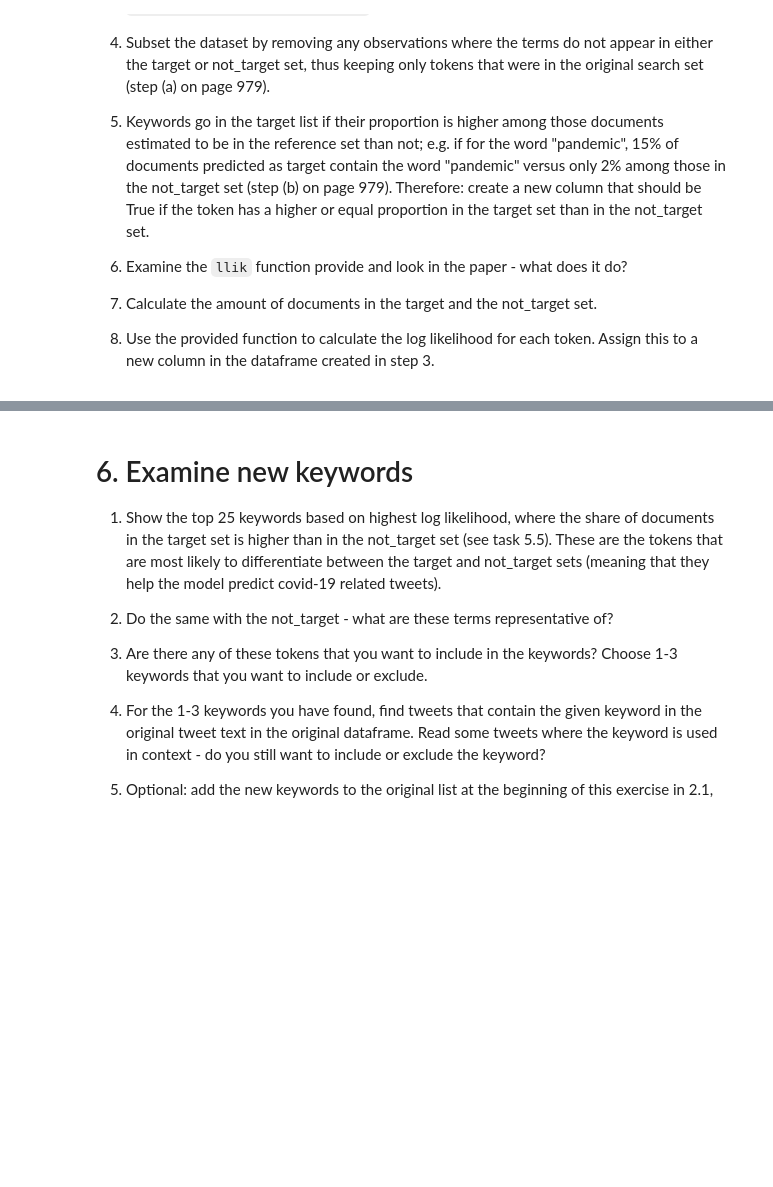
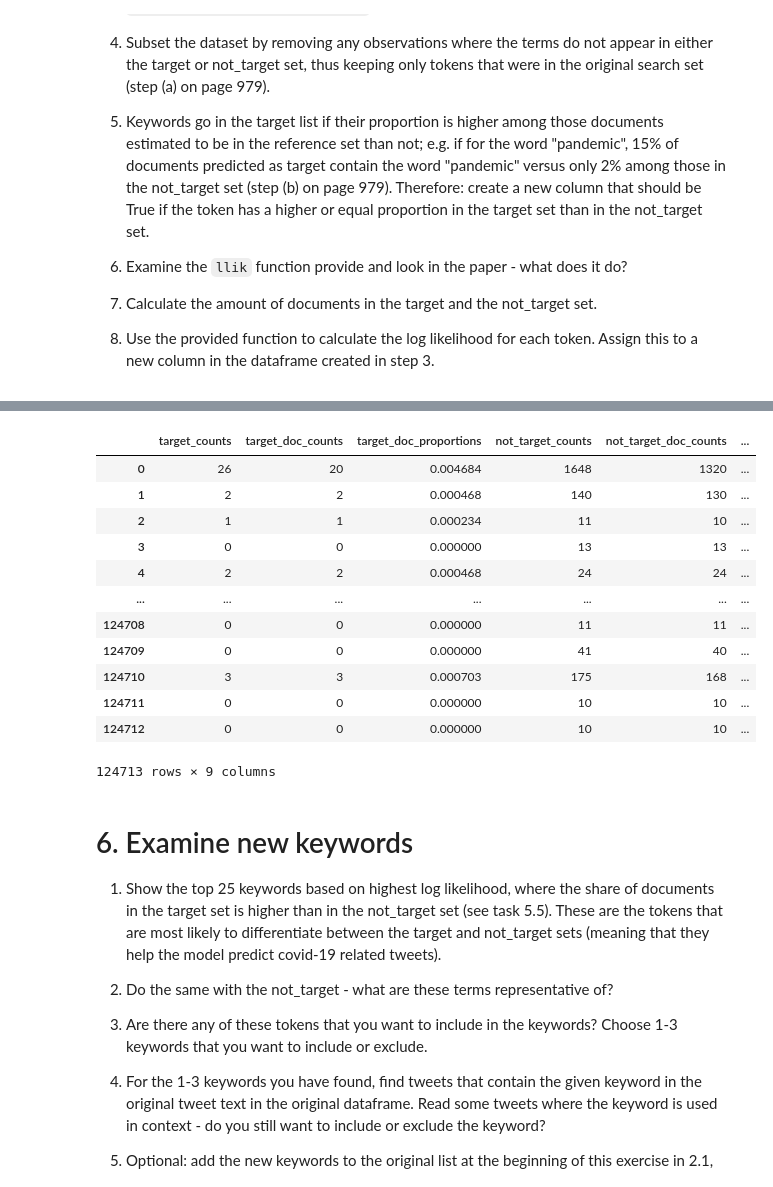
Before and after one commit to Studenterbruger/Advanced-Social-Data-Science-2, a Jupyter notebook: Discovery and Scaling/ASDS2 Exercise 1.3.ipynb, the cells around one changed output, grey strips where cells are left out. Saved outputs shown, nothing was run; the diff lists cells and outputs as text; code cells hidden in the pictures; blank space fills up the shorter version.

```diff
--- a/Discovery and Scaling/ASDS2 Exercise 1.3.ipynb
+++ b/Discovery and Scaling/ASDS2 Exercise 1.3.ipynb
@@ -292,3 +361,19 @@ target_num_docs_prop =  target_num_docs / sum(target_ids) # the proportion
+# %%
+df_test
+# %% [output]
+|  | target_counts | target_doc_counts | target_doc_proportions | not_target_counts | not_target_doc_counts | ... |
+| 0 | 26 | 20 | 0.004684 | 1648 | 1320 | ... |
+| 1 | 2 | 2 | 0.000468 | 140 | 130 | ... |
+| 2 | 1 | 1 | 0.000234 | 11 | 10 | ... |
+| 3 | 0 | 0 | 0.000000 | 13 | 13 | ... |
+| 4 | 2 | 2 | 0.000468 | 24 | 24 | ... |
+| ... | ... | ... | ... | ... | ... | ... |
+| 124708 | 0 | 0 | 0.000000 | 11 | 11 | ... |
+| 124709 | 0 | 0 | 0.000000 | 41 | 40 | ... |
+| 124710 | 3 | 3 | 0.000703 | 175 | 168 | ... |
+| 124711 | 0 | 0 | 0.000000 | 10 | 10 | ... |
+| 124712 | 0 | 0 | 0.000000 | 10 | 10 | ... |
+124713 rows × 9 columns
 # %%
 # Equation from King et al. (2017) p. 979 (using logs for stability) to calculate the likelihood
 
```
Also changed, not shown: parts of 15 cells of this notebook.
